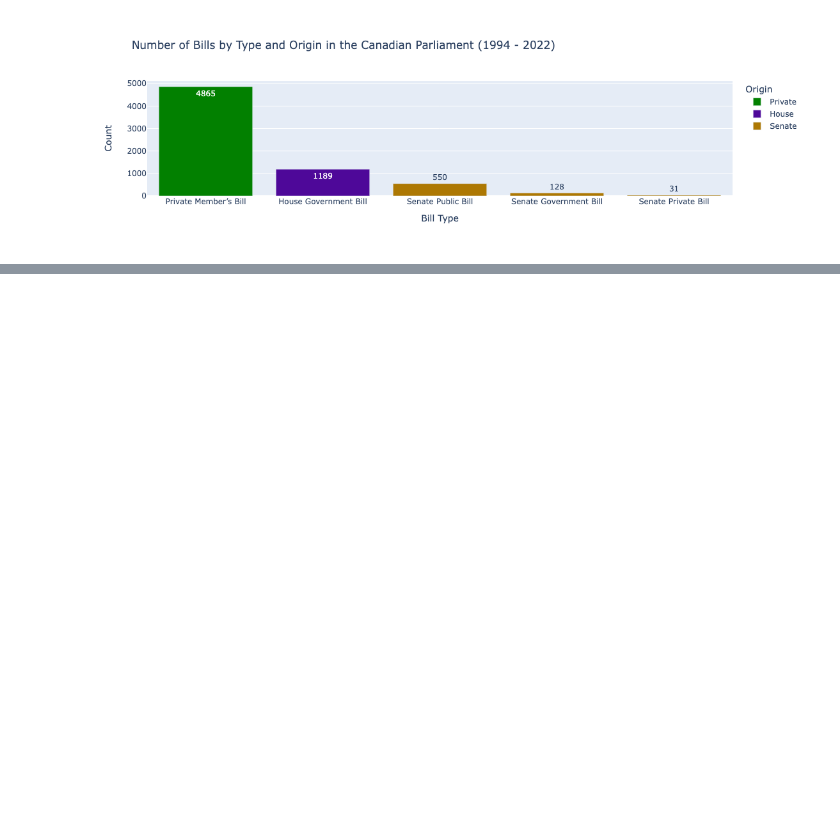
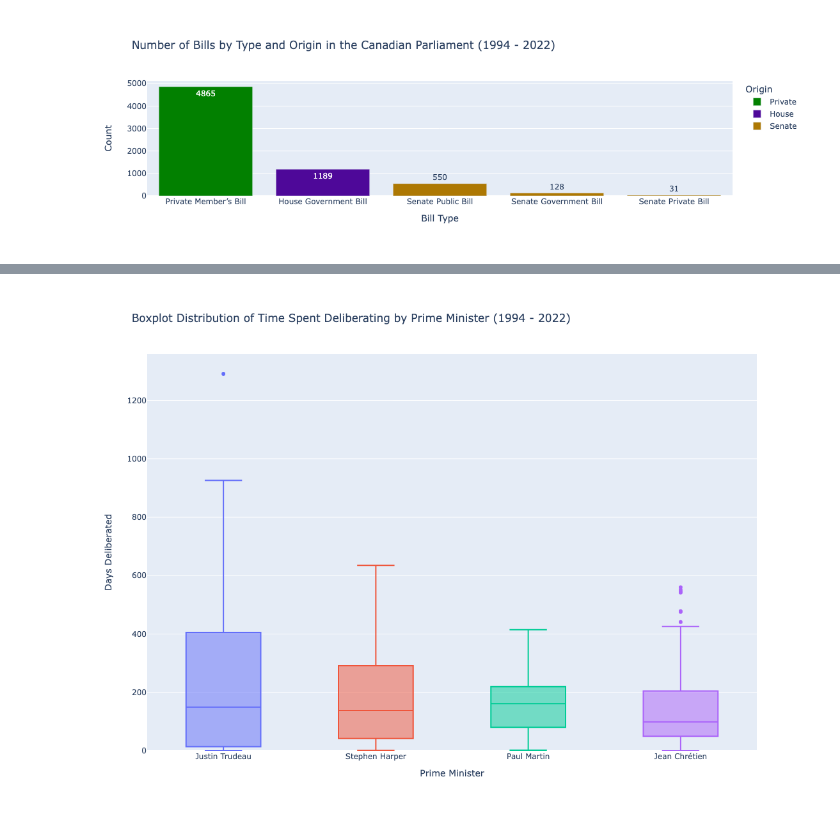
Before and after one commit to rileywheadon/canadian-legislation-visualisation, a Jupyter notebook: notebooks/04-visualisation.ipynb, the cells around one changed output, grey strips where cells are left out. Saved outputs shown, nothing was run; the diff lists cells and outputs as text; code cells hidden in the pictures; blank space fills up the shorter version.

```diff
--- a/notebooks/04-visualisation.ipynb
+++ b/notebooks/04-visualisation.ipynb
@@ -216,0 +348,23 @@ fig.show()
+# %%
+fig = px.box(
+    plot_4,
+    x = 'PrimeMinister',
+    y = 'TimeAlive',
+    color = 'PrimeMinister',
+    points = 'outliers',
+    title = "Boxplot Distribution of Time Spent Deliberating by Prime Minister (1994 - 2022)",
+    labels = {
+        'TimeAlive': 'Days Deliberated',
+        'PrimeMinister': 'Prime Minister'
+    },
+    height=800
+)
+
+fig.update_layout(
+    showlegend = False
+)
+
+fig.update_yaxes(rangemode = "nonnegative")
+fig.show()
+# %% [output]
+[figure, added]
```
Also changed, not shown: parts of 21 cells of this notebook.
